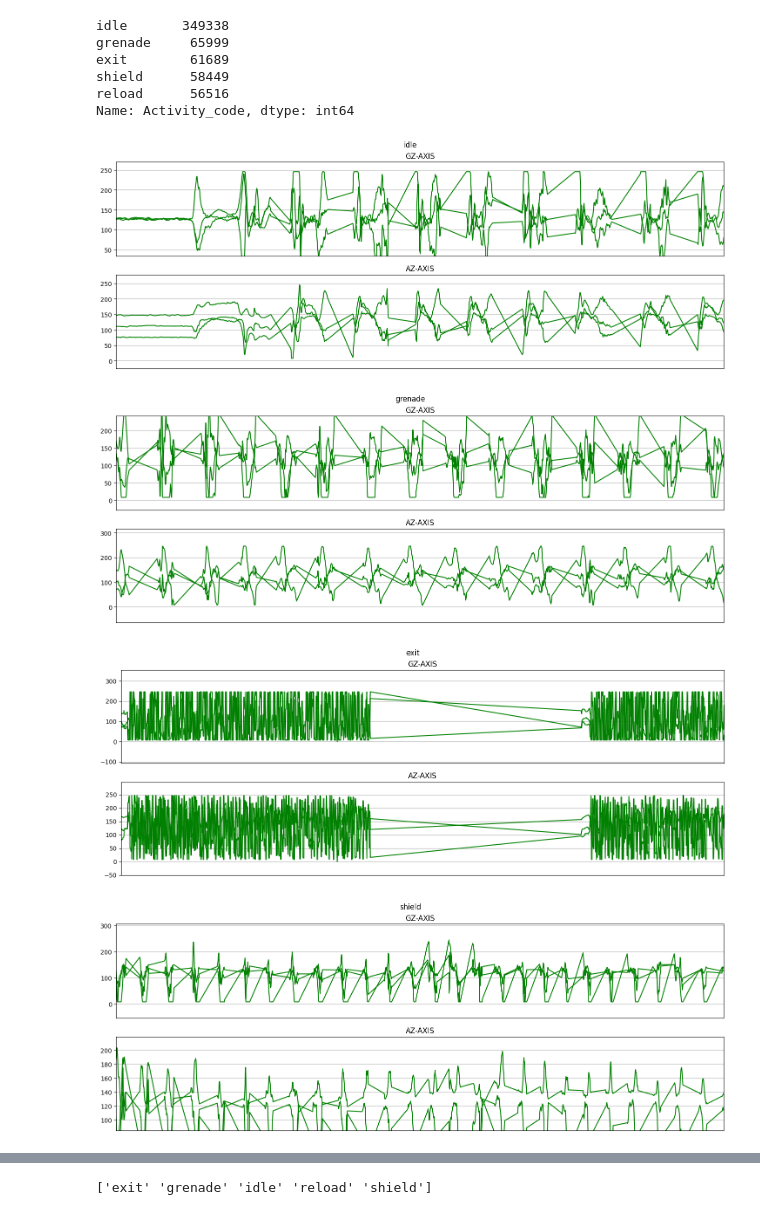
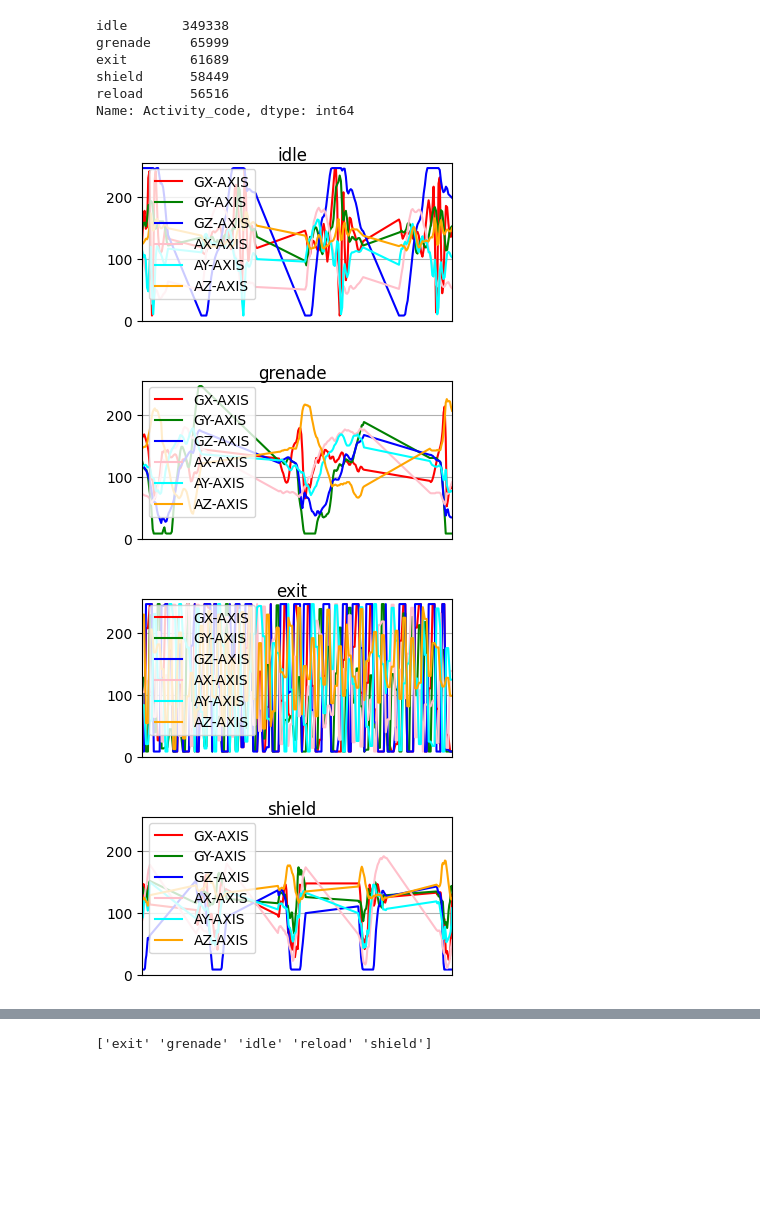
Before and after one commit to uosjapuelks/capstoneml, a Jupyter notebook: notebook/conv_trainer.ipynb, the cells around one changed output, grey strips where cells are left out. Drawn from its saved outputs; the diff is of its cells as text; code cells hidden in the pictures; blank space fills up the shorter version.

Commit message:
up to date visualisers

```diff
--- a/notebook/conv_trainer.ipynb
+++ b/notebook/conv_trainer.ipynb
@@ -108,10 +108,10 @@ Name: Activity_code, dtype: int64
 # %%
 filt_df = df
 for activity in activities:
-    data_for_plot = filt_df[(filt_df['Activity_code'] == activity)][:Fs*20]
-    plot_activity_v2(activity, data_for_plot)
+    data_for_plot = filt_df[(filt_df['Activity_code'] == activity)][5250:5250+Fs*4]
+    plot_activity_v3(activity, data_for_plot, figsize=(4,2))
 # %% [output]
-[figure, old version]
+[figure, new version]
-[figure, old version]
+[figure, new version]
-[figure, old version]
+[figure, new version]
-[figure, old version]
+[figure, new version]
```
Also changed, not shown: parts of 19 cells of this notebook, 3 other files.
